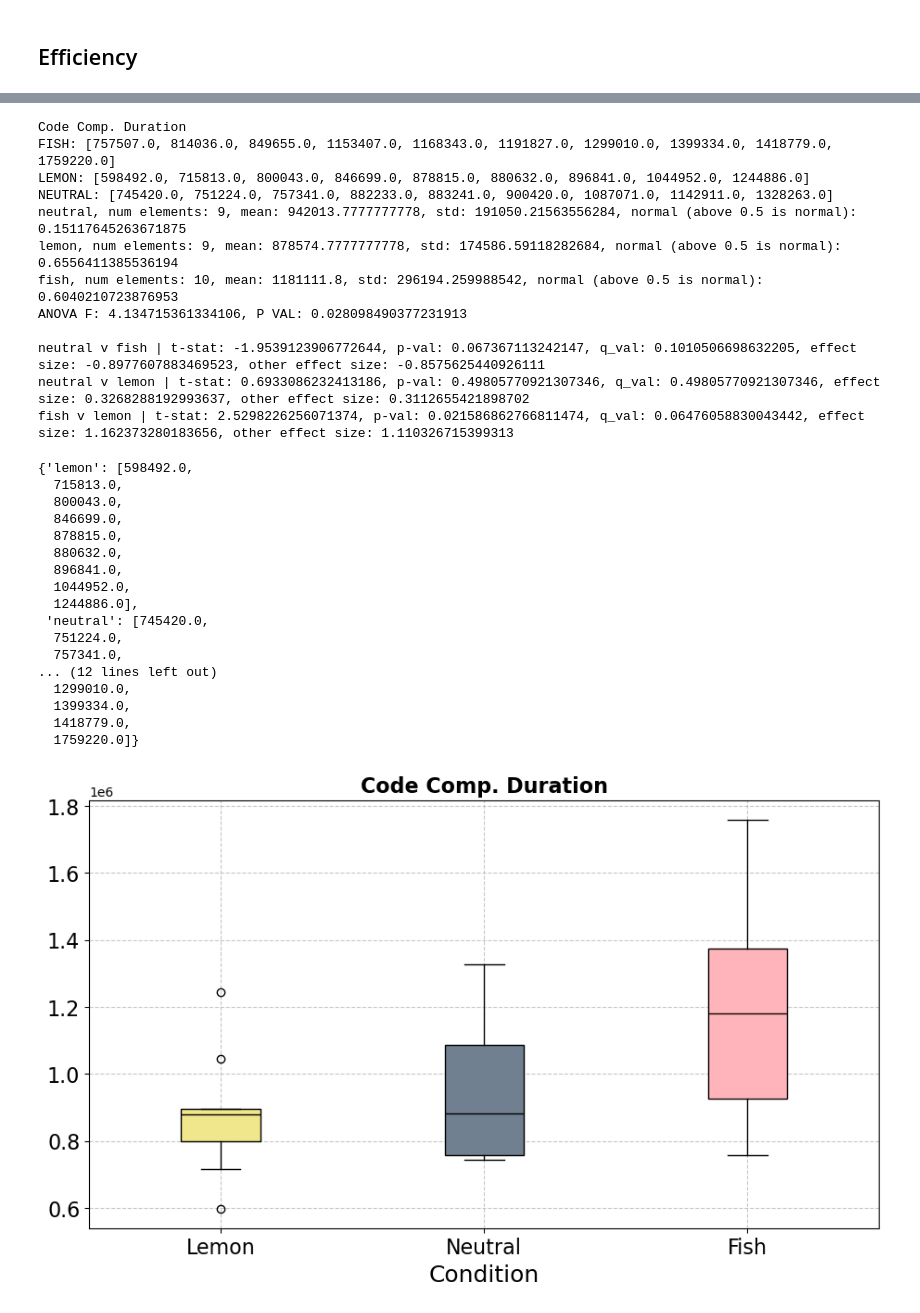
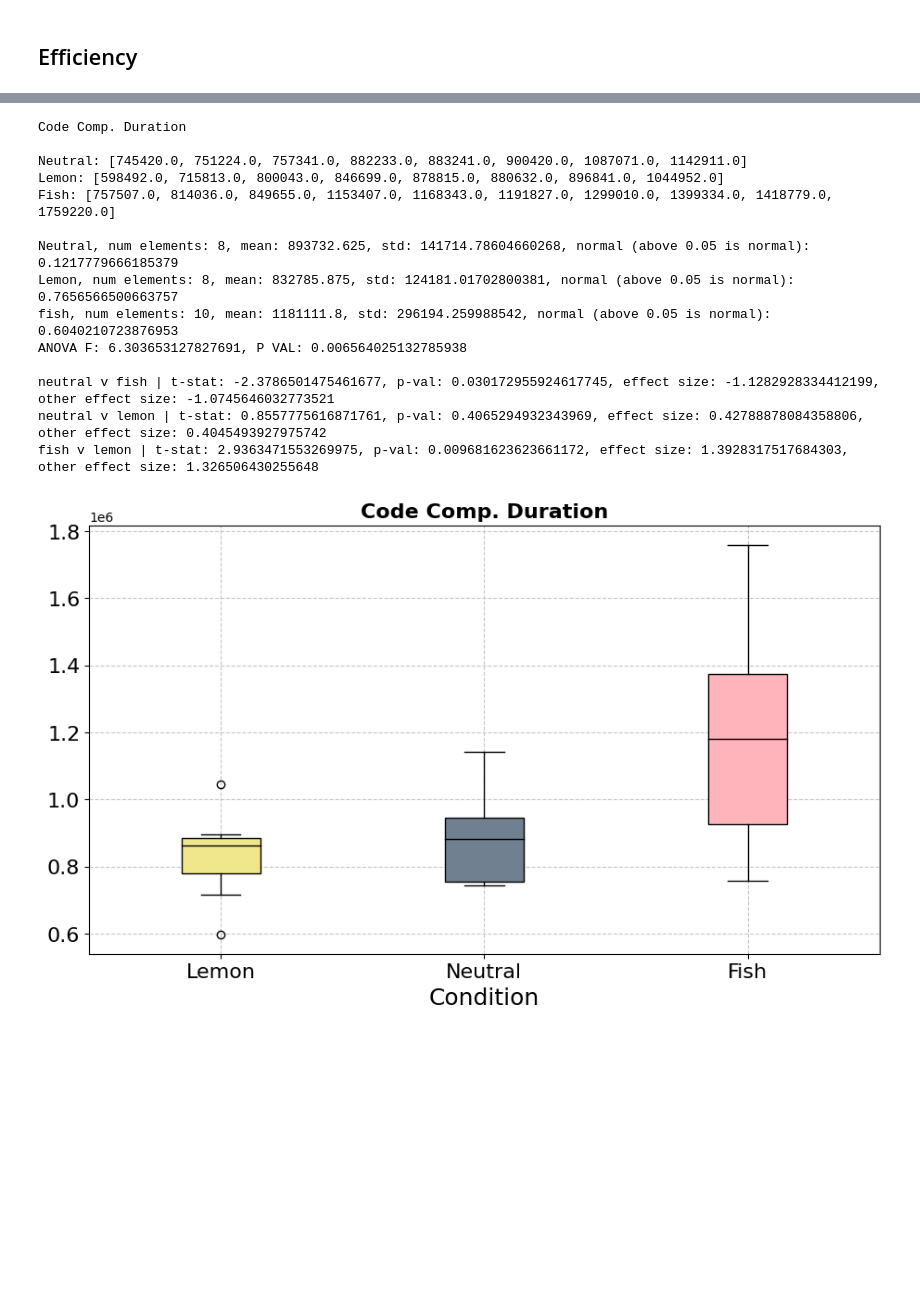
Before and after one commit to birkenstonks/smell_study_replication_package, a Jupyter notebook: rq1_productivity.ipynb, the cells around one changed output, grey strips where cells are left out. Cells and saved outputs as stored; diff of their text form; code cells hidden in the pictures; blank space fills up the shorter version.

```diff
--- a/rq1_productivity.ipynb
+++ b/rq1_productivity.ipynb
@@ -93,7 +90,7 @@ relevant_columns = ['neutral_ccd',  'lemon_ccd',   'fish_ccd',
                     'neutral_writing','lemon_writing', 'fish_writing']
 # %%
 duration_df = pd.read_csv("taskDuration/all_task_durations.csv")
-output = calculate_stats(duration_df, relevant_columns, remove=False)
+output_durs = calculate_stats(duration_df, relevant_columns)
 # %% [output]
 Code Comp. Duration
 
@@ -118,52 +115,27 @@ Kruskal-Wallis: H 1.744516129032263, P VAL: 0.41800659690349806
 # %%
 # Removing outliers from box plots
-output['Code Comp. Duration']['neutral'] = output['Code Comp. Duration']['neutral'][:-1]
-output['Code Comp. Duration']['lemon'] = output['Code Comp. Duration']['lemon'][:-1]
+output_durs['Code Comp. Duration']['neutral'] = output_durs['Code Comp. Duration']['neutral'][:-1]
+output_durs['Code Comp. Duration']['lemon'] = output_durs['Code Comp. Duration']['lemon'][:-1]
 
 # calculating stats
-fish = pd.Series(output['Code Comp. Duration']['fish'])
-lemon = pd.Series(output['Code Comp. Duration']['lemon'])
-neutral = pd.Series(output['Code Comp. Duration']['neutral'])
-three_lists_stats(fish, lemon, neutral, 'Code Comp. Duration', remove=False)
-
-# for task,conditions in output.items():
-#     for cond, datapoints in output[task]
-# stats for code comprehension
-
-
-# stats for code writing
-
-
-# stats for prose writing
+fish = pd.Series(output_durs['Code Comp. Duration']['fish'])
+lemon = pd.Series(output_durs['Code Comp. Duration']['lemon'])
+neutral = pd.Series(output_durs['Code Comp. Duration']['neutral'])
+output_code_comp = three_lists_stats(fish, lemon, neutral, 'Code Comp. Duration')
 # %% [output]
 Code Comp. Duration
-FISH: [757507.0, 814036.0, 849655.0, 1153407.0, 1168343.0, 1191827.0, 1299010.0, 1399334.0, 1418779.0, 1759220.0]
-LEMON: [598492.0, 715813.0, 800043.0, 846699.0, 878815.0, 880632.0, 896841.0, 1044952.0, 1244886.0]
-NEUTRAL: [745420.0, 751224.0, 757341.0, 882233.0, 883241.0, 900420.0, 1087071.0, 1142911.0, 1328263.0]
-neutral, num elements: 9, mean: 942013.7777777778, std: 191050.21563556284, normal (above 0.5 is normal): 0.15117645263671875
-lemon, num elements: 9, mean: 878574.7777777778, std: 174586.59118282684, normal (above 0.5 is normal): 0.6556411385536194
-fish, num elements: 10, mean: 1181111.8, std: 296194.259988542, normal (above 0.5 is normal): 0.6040210723876953
-ANOVA F: 4.134715361334106, P VAL: 0.028098490377231913
 
-neutral v fish | t-stat: -1.9539123906772644, p-val: 0.067367113242147, q_val: 0.1010506698632205, effect size: -0.8977607883469523, other effect size: -0.8575625440926111
-neutral v lemon | t-stat: 0.6933086232413186, p-val: 0.49805770921307346, q_val: 0.49805770921307346, effect size: 0.3268288192993637, other effect size: 0.3112655421898702
-fish v lemon | t-stat: 2.5298226256071374, p-val: 0.021586862766811474, q_val: 0.06476058830043442, effect size: 1.162373280183656, other effect size: 1.110326715399313
+Neutral: [745420.0, 751224.0, 757341.0, 882233.0, 883241.0, 900420.0, 1087071.0, 1142911.0]
+Lemon: [598492.0, 715813.0, 800043.0, 846699.0, 878815.0, 880632.0, 896841.0, 1044952.0]
+Fish: [757507.0, 814036.0, 849655.0, 1153407.0, 1168343.0, 1191827.0, 1299010.0, 1399334.0, 1418779.0, 1759220.0]
+
+Neutral, num elements: 8, mean: 893732.625, std: 141714.78604660268, normal (above 0.05 is normal): 0.1217779666185379
+Lemon, num elements: 8, mean: 832785.875, std: 124181.01702800381, normal (above 0.05 is normal): 0.7656566500663757
+fish, num elements: 10, mean: 1181111.8, std: 296194.259988542, normal (above 0.05 is normal): 0.6040210723876953
+ANOVA F: 6.303653127827691, P VAL: 0.006564025132785938
+
+neutral v fish | t-stat: -2.3786501475461677, p-val: 0.030172955924617745, effect size: -1.1282928334412199, other effect size: -1.0745646032773521
+neutral v lemon | t-stat: 0.8557775616871761, p-val: 0.4065294932343969, effect size: 0.42788878084358806, other effect size: 0.4045493927975742
+fish v lemon | t-stat: 2.9363471553269975, p-val: 0.009681623623661172, effect size: 1.3928317517684303, other effect size: 1.326506430255648
-{'lemon': [598492.0,
-  715813.0,
-  800043.0,
-  846699.0,
-  878815.0,
-  880632.0,
-  896841.0,
-  1044952.0,
-  1244886.0],
- 'neutral': [745420.0,
-  751224.0,
-  757341.0,
-... (12 lines left out)
-  1299010.0,
-  1399334.0,
-  1418779.0,
-  1759220.0]}
-[figure, old version]
+[figure, new version]
 # %%
```
Also changed, not shown: parts of 15 cells of this notebook, 14 other files.
